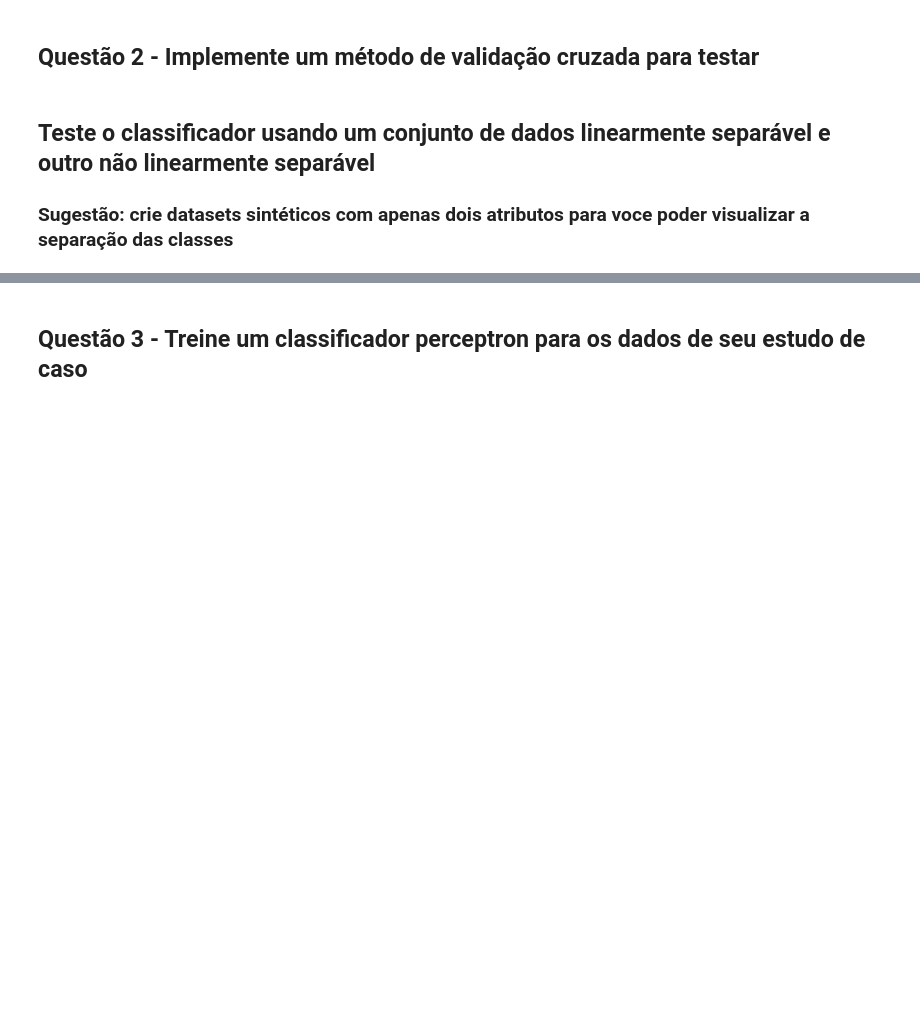
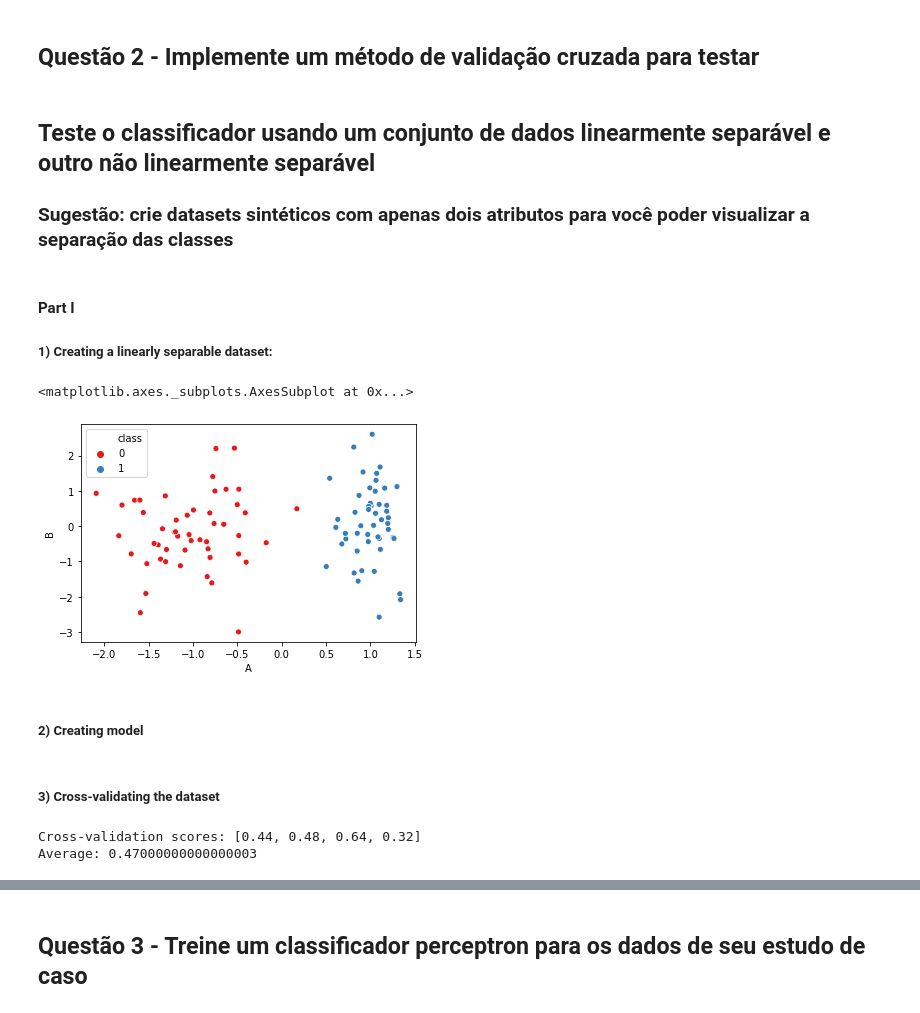
Before and after one commit to talesaraujo/data-science-cookbook, a Jupyter notebook: 2020/trabalho-02/Trabalho 2 - Implementacao Perceptron.ipynb, the cells around one changed output, grey strips where cells are left out. Saved outputs shown, nothing was run; the diff lists cells and outputs as text; code cells hidden in the pictures; blank space fills up the shorter version.

Commit message:
Finished Part B

```diff
--- a/2020/trabalho-02/Trabalho 2 - Implementacao Perceptron.ipynb
+++ b/2020/trabalho-02/Trabalho 2 - Implementacao Perceptron.ipynb
@@ -165,3 +199,3 @@ def perform_train_test_split(X, y, test_size=0.3, shamble=True):
 # %% [markdown]
 ## Teste o classificador usando um conjunto de dados linearmente separável e outro não linearmente separável
-### Sugestão: crie datasets sintéticos com apenas dois atributos para voce poder visualizar a separação das classes
+### Sugestão: crie datasets sintéticos com apenas dois atributos para você poder visualizar a separação das classes
@@ -167,0 +206,26 @@ def perform_train_test_split(X, y, test_size=0.3, shamble=True):
+# %% [markdown]
+#### Part I
+
+##### 1) Creating a linearly separable dataset:
+# %%
+separable = False
+
+while not separable:
+    samples = make_classification(n_samples=100, n_features=2, n_redundant=0, n_informative=1, n_clusters_per_class=1, flip_y=-1)
+    red = samples[0][samples[1] == 0]
+    blue = samples[0][samples[1] == 1]
+
+    separable = any([red[:, k].max() < blue[:, k].min() or red[:, k].min() > blue[:, k].max() for k in range(2)])
+
+
+df1 = pd.DataFrame(columns=['A', 'B', 'class'])
+df1['A'] = samples[0][:, 0]
+df1['B'] = samples[0][:, 1]
+df1['class'] = samples[1]
+
+sns.scatterplot(x=df1['A'], y=df1['B'], hue=df1['class'], palette='Set1')
+# %% [output]
+<matplotlib.axes._subplots.AxesSubplot at 0x...>
+[figure, added]
+# %% [markdown]
+##### 2) Creating model
@@ -167,0 +239,9 @@ def perform_train_test_split(X, y, test_size=0.3, shamble=True):
+# %% [markdown]
+##### 3) Cross-validating the dataset
+# %%
+scores = compute_cross_val_score(X, y, ppn1, cv=4)
+print(f"Cross-validation scores: {scores}")
+print(f"Average: {np.average(scores)}")
+# %% [output]
+Cross-validation scores: [0.44, 0.48, 0.64, 0.32]
+Average: 0.47000000000000003
```
Also changed, not shown: parts of 22 cells of this notebook, 3 other files.
